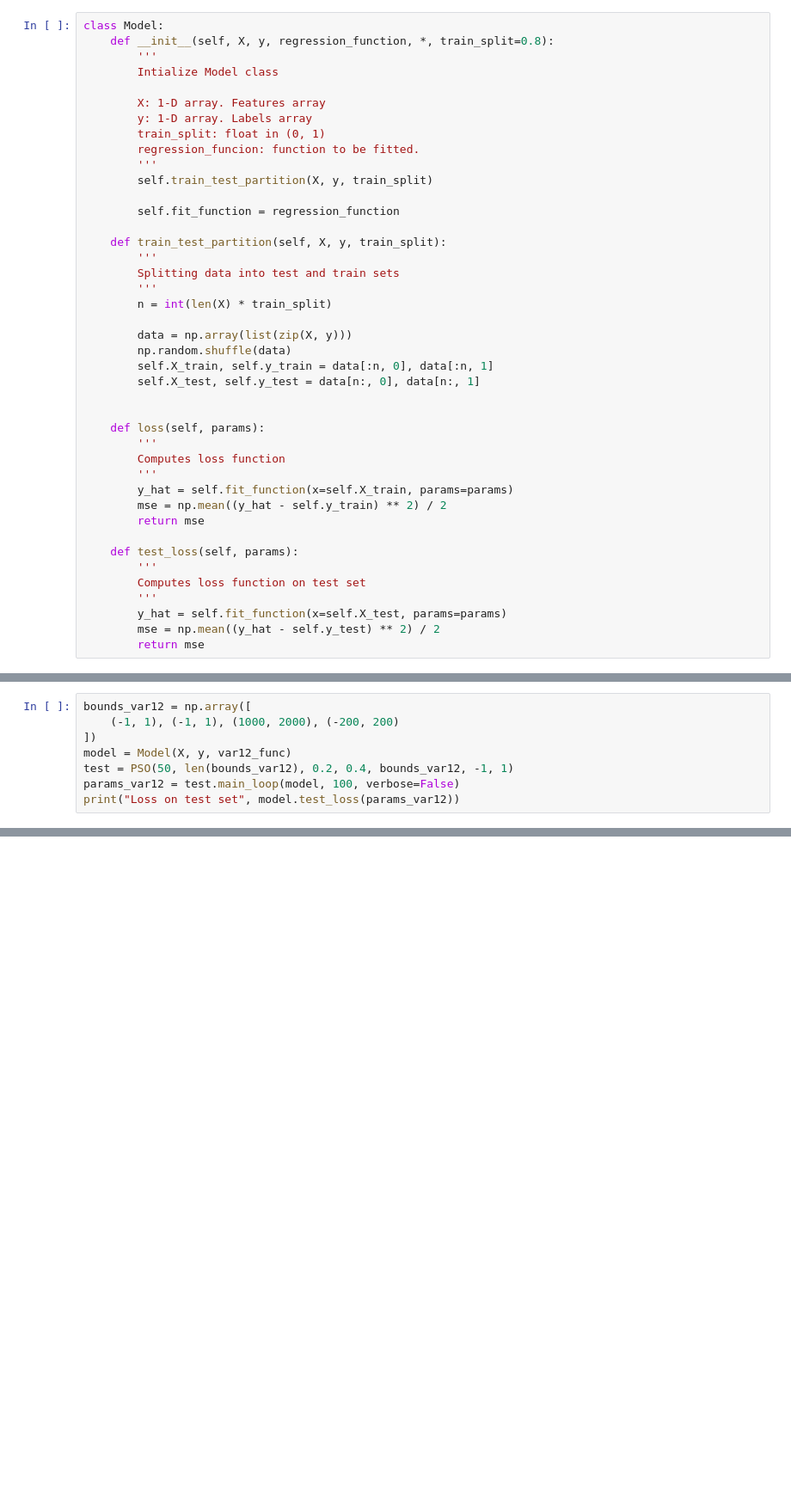
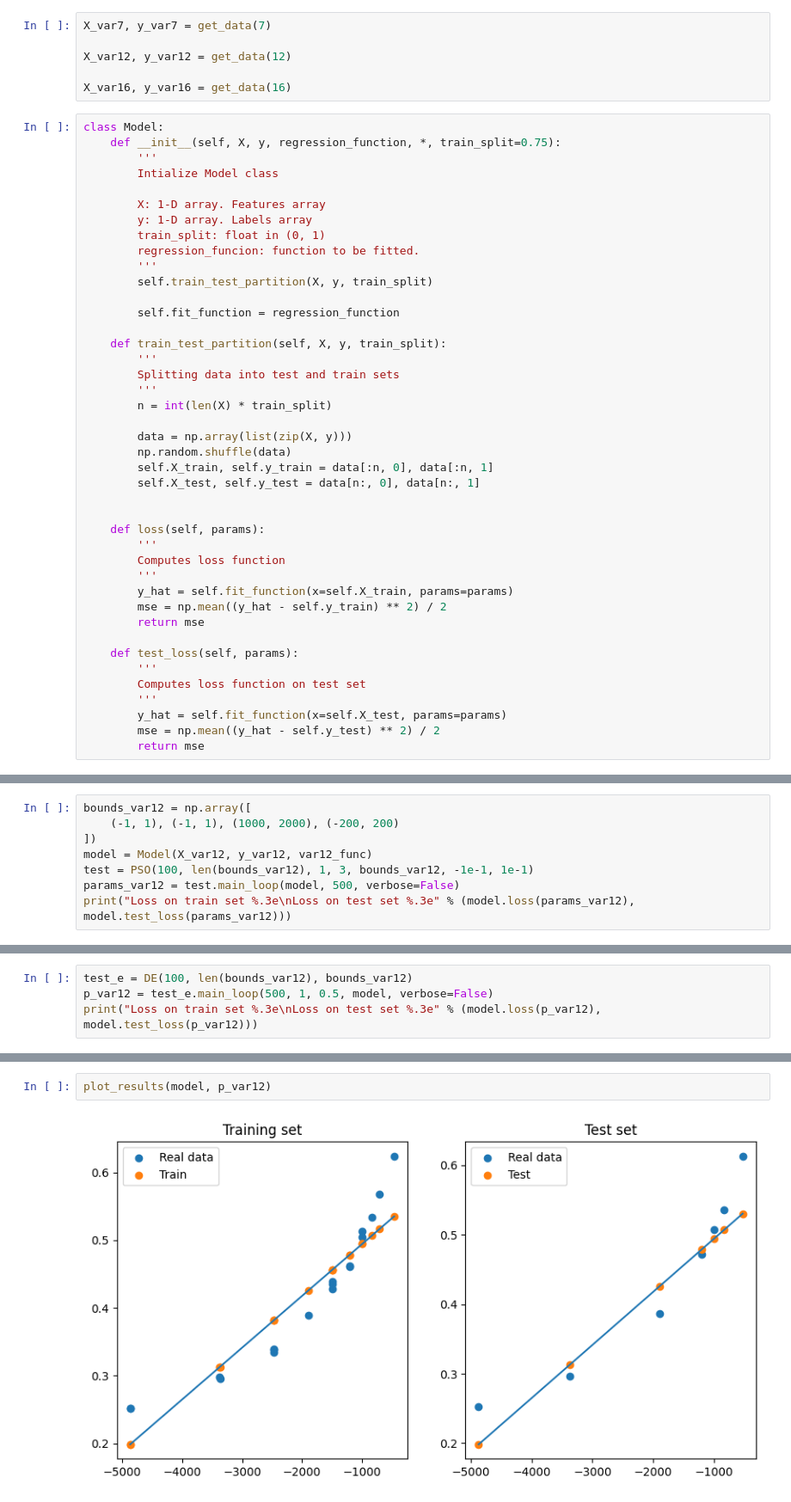
Before and after one commit to Aznatdor/Swarm-Intelligence, a Jupyter notebook: Lab 6/lab_6.ipynb, the cells around one changed output, grey strips where cells are left out. Shown at 86% size. Saved outputs shown, nothing was run; the diff lists cells and outputs as text; blank space fills up the shorter version.

```diff
--- a/Lab 6/lab_6.ipynb
+++ b/Lab 6/lab_6.ipynb
@@ -8,6 +42,12 @@ def var12_func(x, params):
+# %%
+X_var7, y_var7 = get_data(7)
+
+X_var12, y_var12 = get_data(12)
+
+X_var16, y_var16 = get_data(16)
 # %%
 class Model:
-    def __init__(self, X, y, regression_function, *, train_split=0.8):
+    def __init__(self, X, y, regression_function, *, train_split=0.75):
         '''
         Intialize Model class
 
@@ -156,8 +229,8 @@ X, y = var12['x'].to_numpy(), var12['y'].to_numpy()
 bounds_var12 = np.array([
     (-1, 1), (-1, 1), (1000, 2000), (-200, 200)
 ])
-model = Model(X, y, var12_func)
-test = PSO(50, len(bounds_var12), 0.2, 0.4, bounds_var12, -1, 1)
-params_var12 = test.main_loop(model, 100, verbose=False)
-print("Loss on test set", model.test_loss(params_var12))
+model = Model(X_var12, y_var12, var12_func)
+test = PSO(100, len(bounds_var12), 1, 3, bounds_var12, -1e-1, 1e-1)
+params_var12 = test.main_loop(model, 500, verbose=False)
+print("Loss on train set %.3e\nLoss on test set %.3e" % (model.loss(params_var12), model.test_loss(params_var12)))
 # %% [output]
@@ -164,0 +239,4 @@ Loss on test set 0.19499228405757243
+# %%
+test_e = DE(100, len(bounds_var12), bounds_var12)
+p_var12 = test_e.main_loop(500, 1, 0.5, model, verbose=False)
+print("Loss on train set %.3e\nLoss on test set %.3e" % (model.loss(p_var12), model.test_loss(p_var12)))
@@ -164,0 +246,4 @@ Loss on test set 0.19499228405757243
+# %%
+plot_results(model, p_var12)
+# %% [output]
+[figure, added]
```
Also changed, not shown: parts of 8 cells of this notebook.
